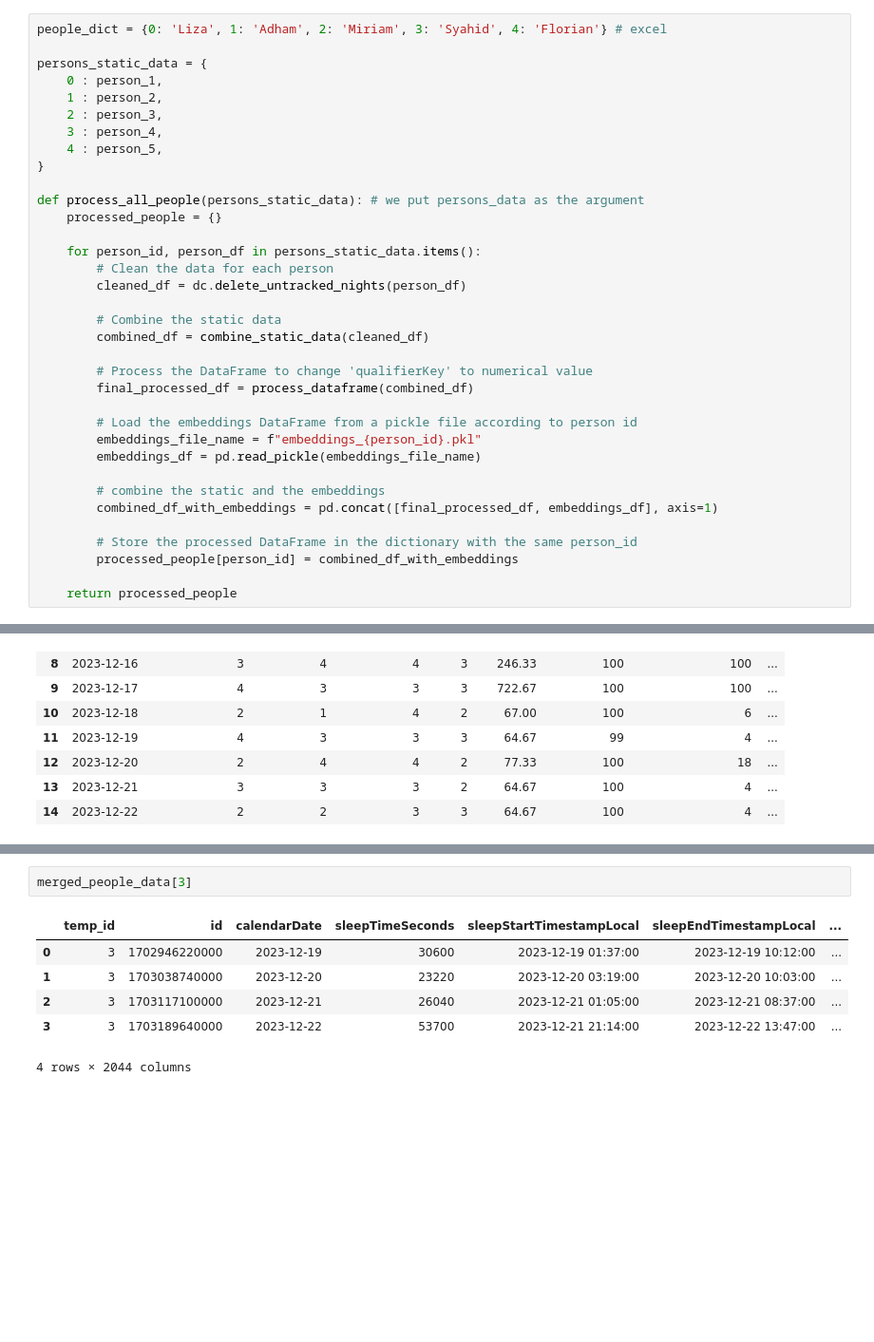
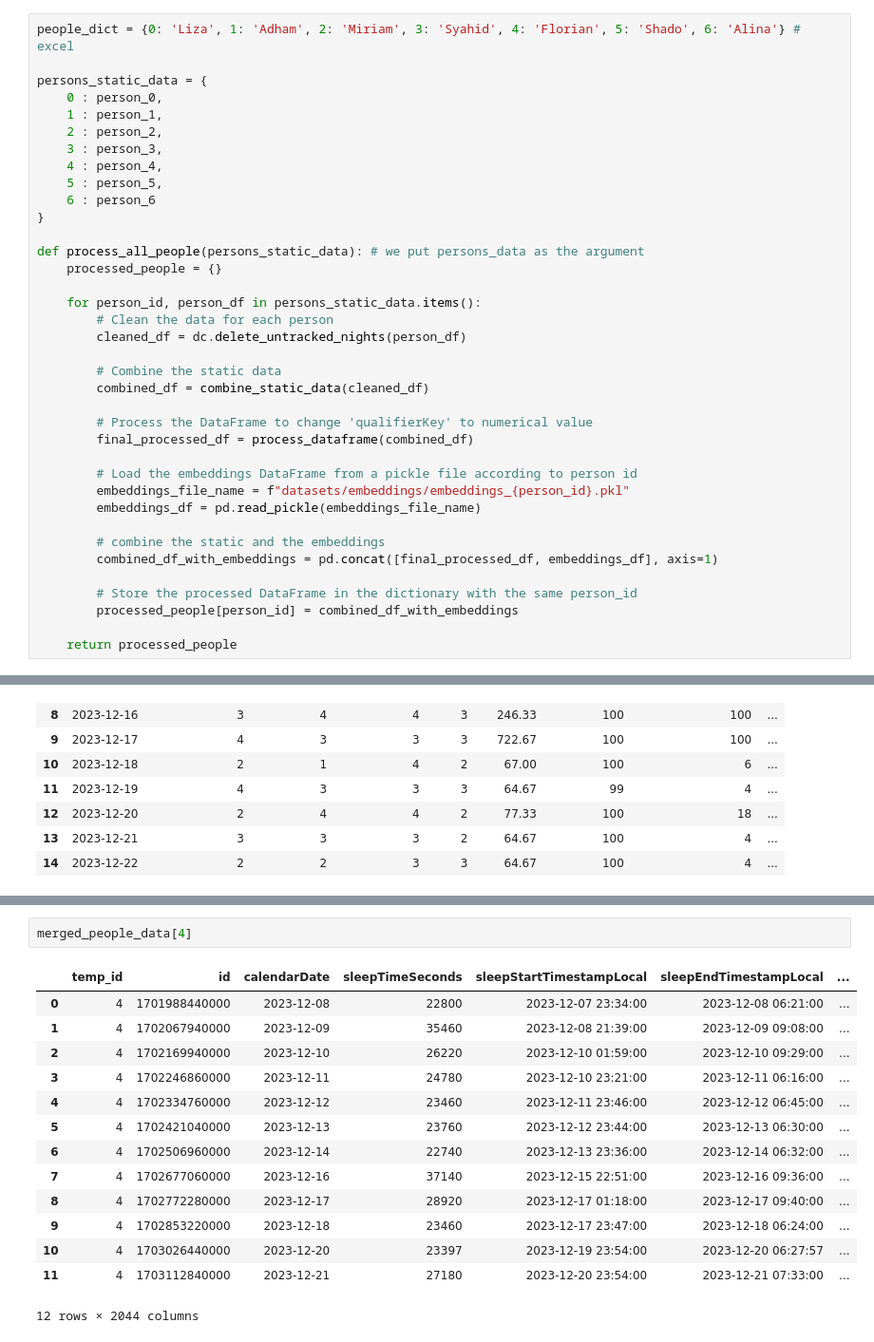
Before and after one commit to Lizoug/Garmin_Watch, a Jupyter notebook: random_forest.ipynb, the cells around one changed output, grey strips where cells are left out. Shown at 95% size. Cells and saved outputs as stored; diff of their text form; blank space fills up the shorter version.

```diff
--- a/random_forest.ipynb
+++ b/random_forest.ipynb
@@ -158,12 +111,14 @@ people_dict[1]
 # %%
-people_dict = {0: 'Liza', 1: 'Adham', 2: 'Miriam', 3: 'Syahid', 4: 'Florian'} # excel
+people_dict = {0: 'Liza', 1: 'Adham', 2: 'Miriam', 3: 'Syahid', 4: 'Florian', 5: 'Shado', 6: 'Alina'} # excel
 
 persons_static_data = {
-    0 : person_1,
-    1 : person_2,
-    2 : person_3,
-    3 : person_4,
-    4 : person_5,
+    0 : person_0,
+    1 : person_1,
+    2 : person_2,
+    3 : person_3,
+    4 : person_4,
+    5 : person_5,
+    6 : person_6
 }
 
 def process_all_people(persons_static_data): # we put persons_data as the argument
@@ -180,7 +135,7 @@ def process_all_people(persons_static_data): # we put persons_data as the argume
         final_processed_df = process_dataframe(combined_df)
 
         # Load the embeddings DataFrame from a pickle file according to person id
-        embeddings_file_name = f"embeddings_{person_id}.pkl"
+        embeddings_file_name = f"datasets/embeddings/embeddings_{person_id}.pkl"
         embeddings_df = pd.read_pickle(embeddings_file_name)
 
         # combine the static and the embeddings
@@ -303,9 +266,17 @@ labels_df["Syahid"]
 # %%
-merged_people_data[3]
+merged_people_data[4]
 # %% [output]
 |  | temp_id | id | calendarDate | sleepTimeSeconds | sleepStartTimestampLocal | sleepEndTimestampLocal | ... |
-| 0 | 3 | 1702946220000 | 2023-12-19 | 30600 | 2023-12-19 01:37:00 | 2023-12-19 10:12:00 | ... |
-| 1 | 3 | 1703038740000 | 2023-12-20 | 23220 | 2023-12-20 03:19:00 | 2023-12-20 10:03:00 | ... |
-| 2 | 3 | 1703117100000 | 2023-12-21 | 26040 | 2023-12-21 01:05:00 | 2023-12-21 08:37:00 | ... |
-| 3 | 3 | 1703189640000 | 2023-12-22 | 53700 | 2023-12-21 21:14:00 | 2023-12-22 13:47:00 | ... |
+| 0 | 4 | 1701988440000 | 2023-12-08 | 22800 | 2023-12-07 23:34:00 | 2023-12-08 06:21:00 | ... |
+| 1 | 4 | 1702067940000 | 2023-12-09 | 35460 | 2023-12-08 21:39:00 | 2023-12-09 09:08:00 | ... |
+| 2 | 4 | 1702169940000 | 2023-12-10 | 26220 | 2023-12-10 01:59:00 | 2023-12-10 09:29:00 | ... |
+| 3 | 4 | 1702246860000 | 2023-12-11 | 24780 | 2023-12-10 23:21:00 | 2023-12-11 06:16:00 | ... |
+| 4 | 4 | 1702334760000 | 2023-12-12 | 23460 | 2023-12-11 23:46:00 | 2023-12-12 06:45:00 | ... |
+| 5 | 4 | 1702421040000 | 2023-12-13 | 23760 | 2023-12-12 23:44:00 | 2023-12-13 06:30:00 | ... |
+| 6 | 4 | 1702506960000 | 2023-12-14 | 22740 | 2023-12-13 23:36:00 | 2023-12-14 06:32:00 | ... |
+| 7 | 4 | 1702677060000 | 2023-12-16 | 37140 | 2023-12-15 22:51:00 | 2023-12-16 09:36:00 | ... |
+| 8 | 4 | 1702772280000 | 2023-12-17 | 28920 | 2023-12-17 01:18:00 | 2023-12-17 09:40:00 | ... |
+| 9 | 4 | 1702853220000 | 2023-12-18 | 23460 | 2023-12-17 23:47:00 | 2023-12-18 06:24:00 | ... |
+| 10 | 4 | 1703026440000 | 2023-12-20 | 23397 | 2023-12-19 23:54:00 | 2023-12-20 06:27:57 | ... |
+| 11 | 4 | 1703112840000 | 2023-12-21 | 27180 | 2023-12-20 23:54:00 | 2023-12-21 07:33:00 | ... |
-4 rows × 2044 columns
+12 rows × 2044 columns
```
Also changed, not shown: parts of 26 cells of this notebook.
